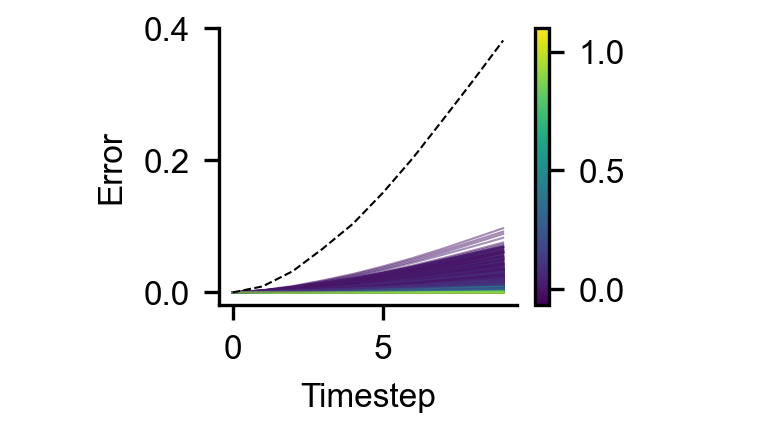
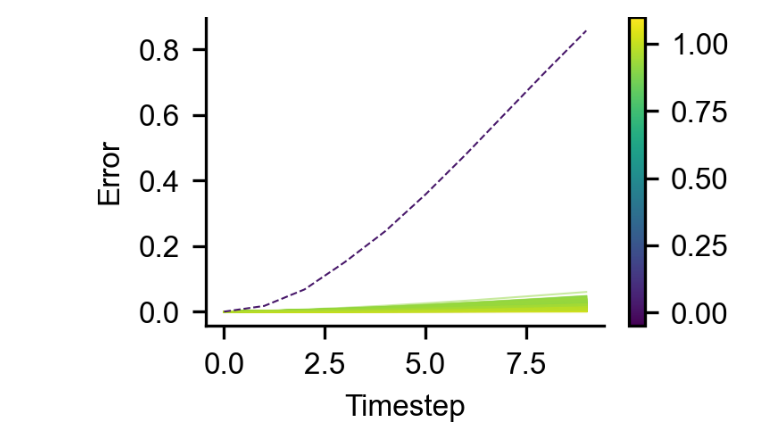
Before and after one commit to bioAI-Oslo/GridsWithoutPI, a Jupyter notebook: prune_rnn.ipynb, the cells around one changed output. Saved outputs shown, nothing was run; the diff lists cells and outputs as text; code cells hidden in the pictures.

Commit message:
clean up prune_rnn

```diff
--- a/prune_rnn.ipynb
+++ b/prune_rnn.ipynb
@@ -32,7 +32,7 @@ ratemaps = scipy.stats.binned_statistic_2d(rt[...,0].ravel().numpy(), rt[...,1].
 # %%
 grid_scores = np.array([sm.gridness(ratemaps[i]) for i in range(len(ratemaps))])
 
-cutoff = 0
+cutoff = 0.15
 low_gs_mask  = grid_scores < cutoff
 high_gs_mask = grid_scores > cutoff
 
@@ -75,33 +77,30 @@ def get_color(values):
 # set indices
 high_gc_inds = np.arange(model.ng)[high_gs_mask] # select indices of high GS units
 all_inds = np.arange(model.ng) # all_inds :)
+# %%
+# prune low GS units
+low_gs_color = get_color(grid_scores[low_gs_mask])
+low_gs_prune_v = model.prune_forward(inputs, v_mask = torch.tensor(~low_gs_mask))
+low_gs_error = torch.mean(torch.sum((torch.tensor(label_g) - low_gs_prune_v)**2, axis = -1), axis = 0)
 # %%
 # prune only high GS units
-errors = []
-mean_scores = []
-plt.figure()
+plt.figure(figsize=(2.4,1.5))
 for i in range(1000):
     prune_mask = np.ones(model.ng).astype("float32") # prune none
     prune_inds = np.random.choice(high_gc_inds, size = low_gs_mask.sum(), replace = False)
     # Select randomly among high-GS units, number equal to non-grid units
     prune_mask[prune_inds] = 0
     # prune velocity input to selected cells
     g_prune_v = model.prune_forward(inputs, v_mask = torch.tensor(prune_mask))
     error = torch.mean(torch.sum((torch.tensor(label_g) - g_prune_v)**2, axis = -1), axis = 0)
 
-    errors.append(error.detach().numpy())
-    mean_scores.append(np.mean(grid_scores[prune_inds]))
-
     color = get_color(grid_scores[prune_inds])
     plt.plot(error.detach().numpy(), color = color, linewidth = 0.5, alpha = 0.5)
 
-# prune low GS units
-low_gs_prune_v = model.prune_forward(inputs, v_mask = torch.tensor(~low_gs_mask))
-low_gs_error = torch.mean(torch.sum((torch.tensor(label_g) - low_gs_prune_v)**2, axis = -1), axis = 0)
-plt.plot(low_gs_error.detach().numpy(), "--k", linewidth = 0.5)
+plt.plot(low_gs_error.detach().numpy(), "--", color = low_gs_color, linewidth = 0.5)
 plt.colorbar(grid_score_mappable, ax = plt.gca())
 plt.xlabel("Timestep")
 plt.ylabel("Error")
-plt.show()
+plt.savefig("./figures/prune_high_gs")
 # %% [output]
-[figure, old version]
+[figure, new version]
```
Also changed, not shown: parts of 12 cells of this notebook.
